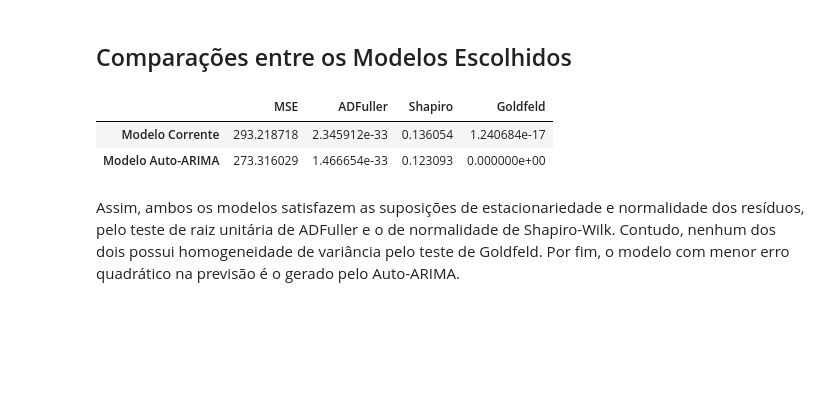
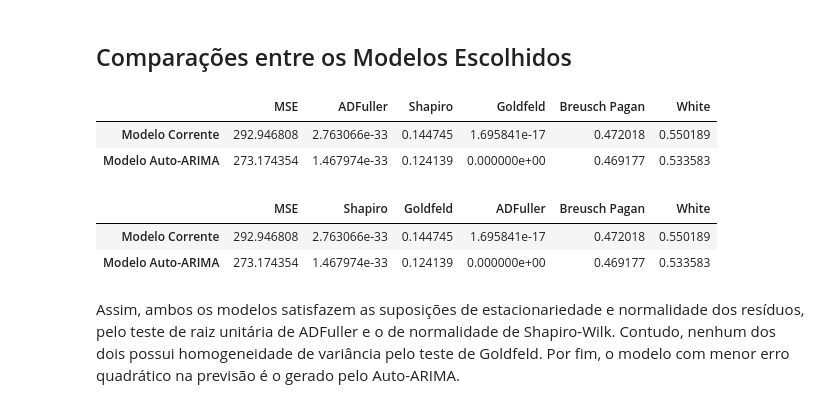
Before and after one commit to derSchmetterling/time_series, a Jupyter notebook: trabalho_ts_auto.ipynb, the cells around one changed output. Saved outputs shown, nothing was run; the diff lists cells and outputs as text; code cells hidden in the pictures; blank space fills up the shorter version.

Commit message:
bp, white e testes

```diff
--- a/trabalho_ts_auto.ipynb
+++ b/trabalho_ts_auto.ipynb
@@ -276,7 +279,7 @@ Considerando a sazonalidade de 7 dias e os resultados da análise exploratória,
 arima_model =  auto_arima(treino,start_p=0, d=None, start_q=0,
                           max_p=5, max_d=5, max_q=5, start_P=5,
                           D=None, start_Q=5, max_P=5, max_D=5,
-                          max_Q=5, m=315, seasonal=True,
+                          max_Q=5, m=7, seasonal=True,
                           error_action='warn', trace = True,
                           supress_warnings=True, stepwise = True,
                           random_state=20, n_fits = 50 )
@@ -454,8 +521,19 @@ pv_shapiro_corrente = scs.shapiro(residuos).pvalue
 
 ## Homocedasticidade - Goldfeld-Quandt
 # het_goldfeldquandt null hypothesis that the variaces are not constant
-pv_var_corrente = het_goldfeldquandt(residuos,  treino.values, alternative= 'two-sided')[1]
-pv_var_arima = het_goldfeldquandt(res_oldmodel, treino.values, alternative= 'two-sided')[1]
+pv_gold_corrente = het_goldfeldquandt(residuos,  treino.values, alternative= 'two-sided')[1]
+pv_gold_arima = het_goldfeldquandt(res_oldmodel, treino.values, alternative= 'two-sided')[1]
+
+## Homocedasticidade - Breusch Pagan
+# het_breuschpagan null hypothesis that the variaces are not constant
+pv_bp_corrente = bp(residuos)
+pv_bp_arima = bp(res_oldmodel)
+
+## Homocedasticidade - White
+# het_white null hypothesis that the variaces are not constant
+pv_wh_corrente = white(residuos)
+pv_wh_arima = white(res_oldmodel)
+
 
 ## Raiz Unitaria - ADFuller
 pv_corrente = adfuller(residuos)[1]
@@ -472,14 +541,25 @@ def mse(y, y_hat):
 # %%
+## ordem original
 eqm_corrente= mse(teste, predicao)
 eqm_oldmodel = mse(teste, pred_oldmodel)
 
-pd.DataFrame(np.array([[eqm_corrente[0],pv_shapiro_corrente,pv_var_corrente,pv_corrente],
-                      [eqm_oldmodel[0],pv_shapiro_arima, pv_var_arima,pv_arima]]),
-             columns= ['MSE', 'ADFuller', 'Shapiro', 'Goldfeld'],
+pd.DataFrame(np.array([[eqm_corrente[0],pv_shapiro_corrente,pv_gold_corrente,pv_corrente,pv_bp_corrente,pv_wh_corrente],
+                      [eqm_oldmodel[0],pv_shapiro_arima, pv_gold_arima,pv_arima,pv_bp_arima,pv_wh_arima]]),
+             columns= ['MSE', 'ADFuller', 'Shapiro', 'Goldfeld',"Breusch Pagan","White"],
              index = ['Modelo Corrente', 'Modelo Auto-ARIMA'])
 # %% [output]
-|  | MSE | ADFuller | Shapiro | Goldfeld |
-| Modelo Corrente | 293.218718 | 2.345912e-33 | 0.136054 | 1.240684e-17 |
-| Modelo Auto-ARIMA | 273.316029 | 1.466654e-33 | 0.123093 | 0.000000e+00 |
+|  | MSE | ADFuller | Shapiro | Goldfeld | Breusch Pagan | White |
+| Modelo Corrente | 292.946808 | 2.763066e-33 | 0.144745 | 1.695841e-17 | 0.472018 | 0.550189 |
+| Modelo Auto-ARIMA | 273.174354 | 1.467974e-33 | 0.124139 | 0.000000e+00 | 0.469177 | 0.533583 |
+# %%
+## ordem correta
+pd.DataFrame(np.array([[eqm_corrente[0],pv_shapiro_corrente,pv_gold_corrente,pv_corrente,pv_bp_corrente,pv_wh_corrente],
+                      [eqm_oldmodel[0],pv_shapiro_arima, pv_gold_arima,pv_arima,pv_bp_arima,pv_wh_arima]]),
+             columns= ['MSE', 'Shapiro', 'Goldfeld', 'ADFuller',"Breusch Pagan","White"],
+             index = ['Modelo Corrente', 'Modelo Auto-ARIMA'])
+# %% [output]
+|  | MSE | Shapiro | Goldfeld | ADFuller | Breusch Pagan | White |
+| Modelo Corrente | 292.946808 | 2.763066e-33 | 0.144745 | 1.695841e-17 | 0.472018 | 0.550189 |
+| Modelo Auto-ARIMA | 273.174354 | 1.467974e-33 | 0.124139 | 0.000000e+00 | 0.469177 | 0.533583 |
 # %% [markdown]
 Assim, ambos os modelos satisfazem as suposições de estacionariedade e normalidade dos resíduos, pelo teste de raiz unitária de ADFuller e o de normalidade de Shapiro-Wilk. Contudo, nenhum dos dois  possui homogeneidade de variância pelo teste de Goldfeld. Por fim, o modelo com menor erro quadrático na previsão é o gerado pelo Auto-ARIMA.
```
Also changed, not shown: parts of 19 cells of this notebook.
